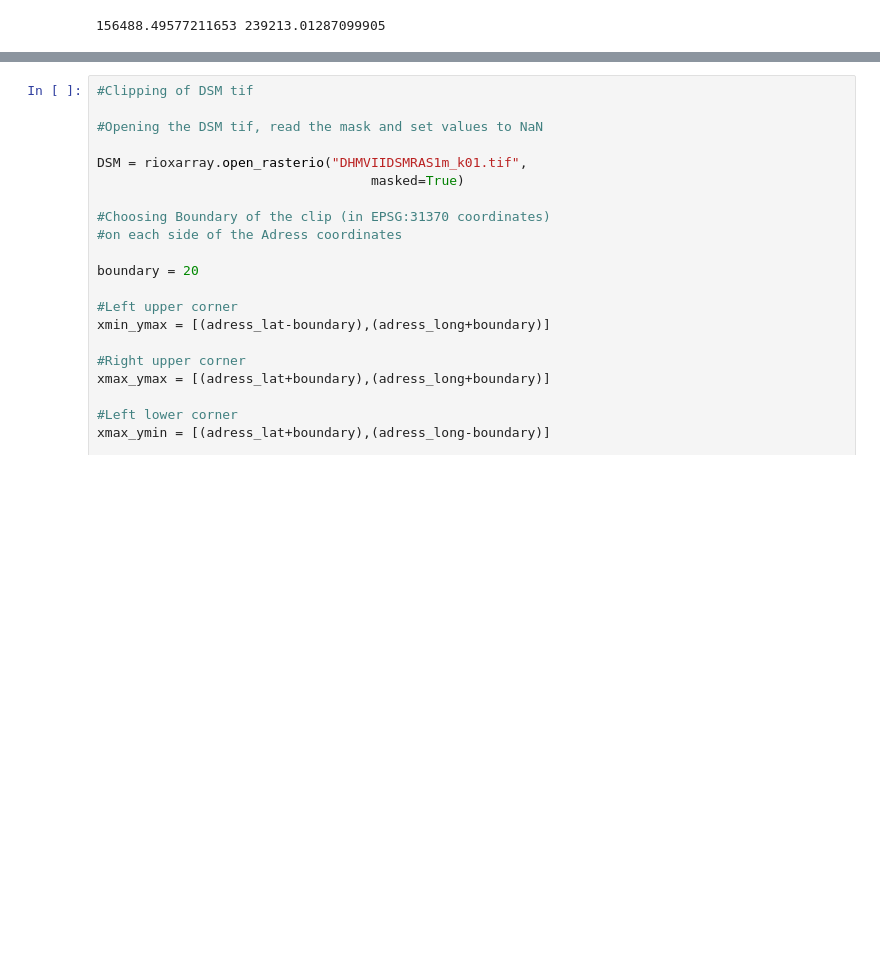
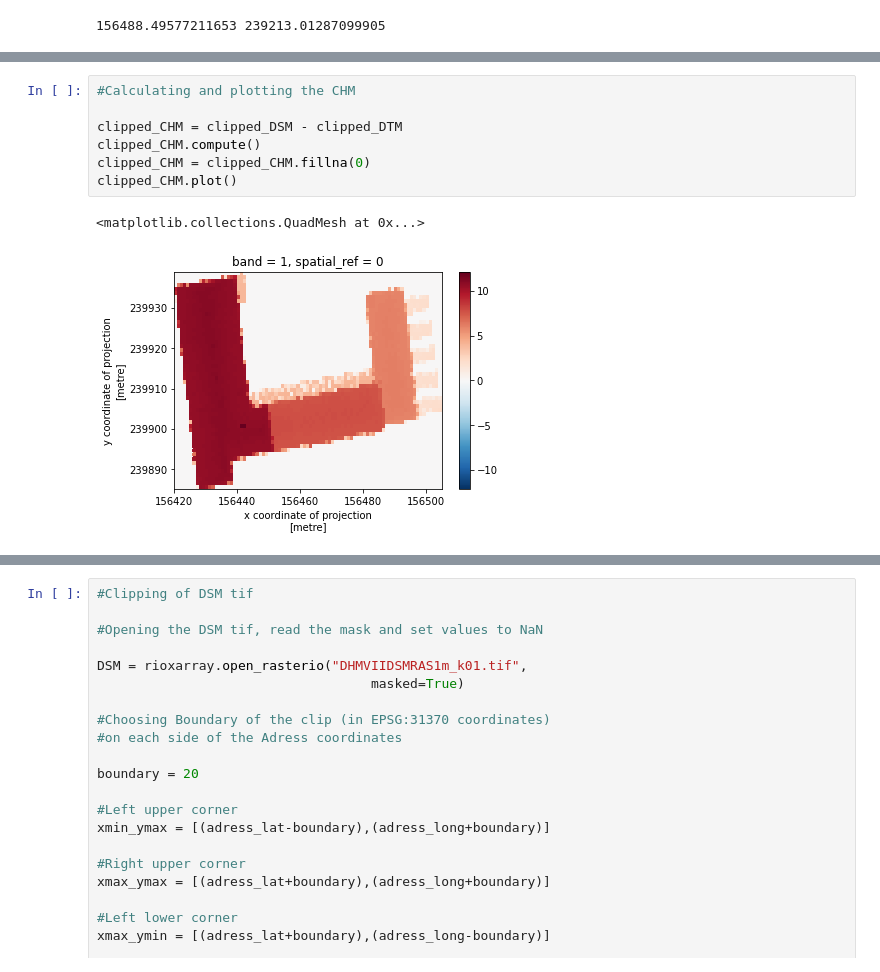
Before and after one commit to Joren-Vervoort/3D-House-Project, a Jupyter notebook: Structured_Version.ipynb, the cells around one changed output, grey strips where cells are left out. Cells and saved outputs as stored; diff of their text form; blank space fills up the shorter version.

```diff
--- a/Structured_Version.ipynb
+++ b/Structured_Version.ipynb
@@ -56,0 +148,10 @@ NOG IN TE VULLEN
+# %%
+#Calculating and plotting the CHM
+
+clipped_CHM = clipped_DSM - clipped_DTM
+clipped_CHM.compute()
+clipped_CHM = clipped_CHM.fillna(0)
+clipped_CHM.plot()
+# %% [output]
+<matplotlib.collections.QuadMesh at 0x...>
+[figure, added]
```
Also changed, not shown: parts of 24 cells of this notebook.
